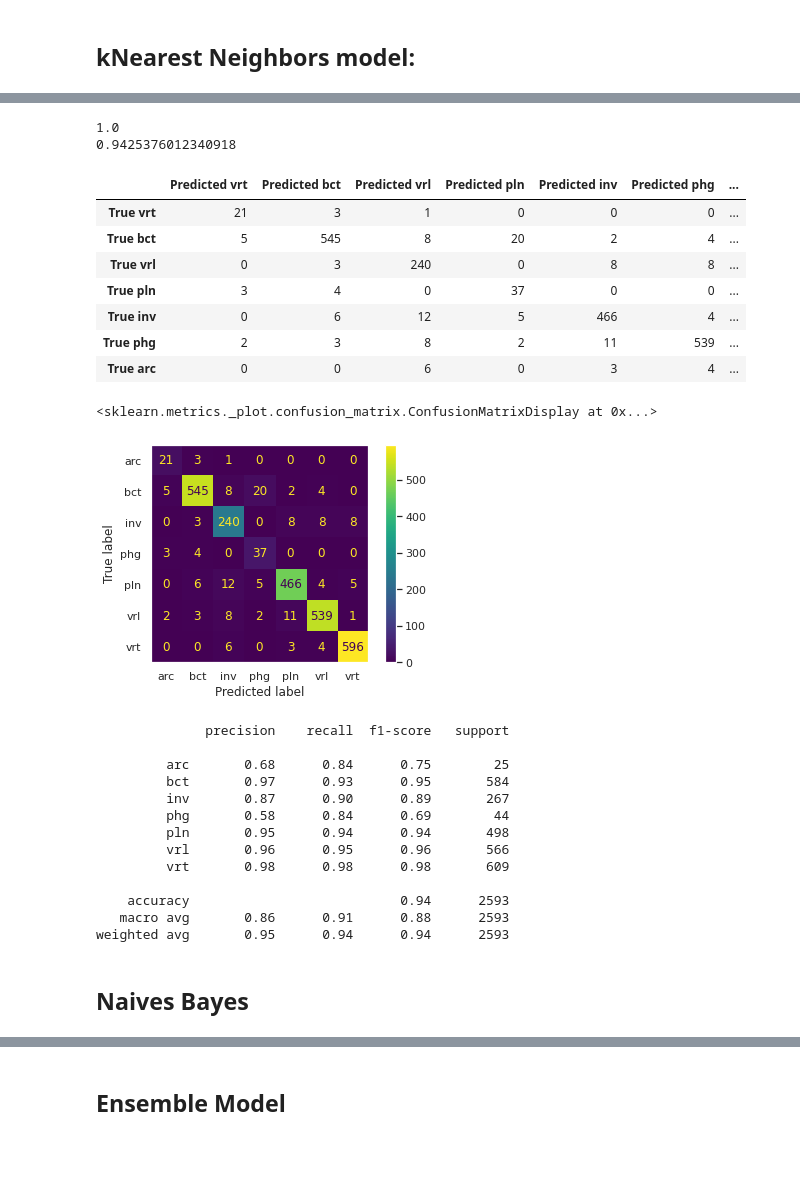
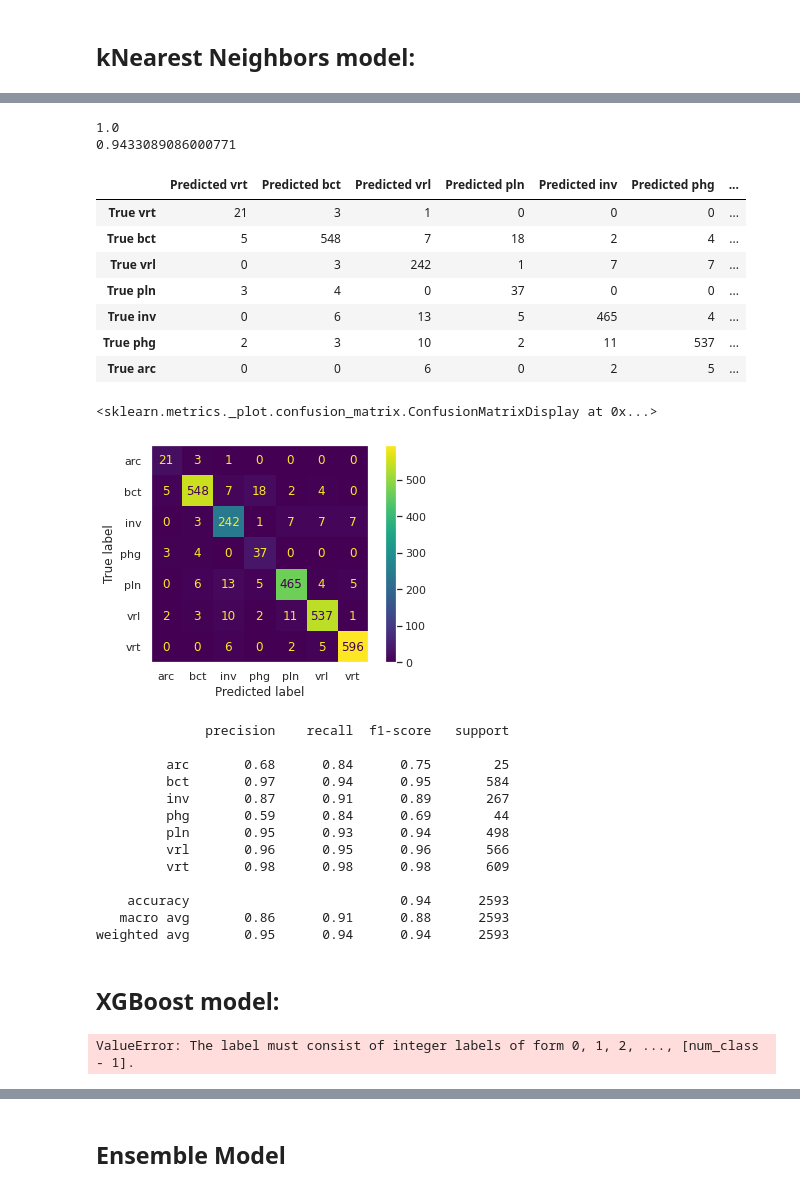
Before and after one commit to PyJasmine/codon, a Jupyter notebook: notebooks/Modelling Kingdom classes.ipynb, the cells around one changed output, grey strips where cells are left out. Saved outputs shown, nothing was run; the diff lists cells and outputs as text; code cells hidden in the pictures; blank space fills up the shorter version.

```diff
--- a/notebooks/Modelling Kingdom classes.ipynb
+++ b/notebooks/Modelling Kingdom classes.ipynb
@@ -255,12 +258,12 @@ train_accuracies = []
 test_accuracies = []
 
 for c in c_params:
-    log_reg_dna = LogisticRegression(C=c, max_iter= 10000)
+    log_reg = LogisticRegression(C=c, max_iter= 10000)
 
-    log_reg_dna.fit(X_train_PCA_0, y_train_sm)
+    log_reg.fit(X_train_PCA_0, y_train_sm)
 
-    train_accuracies.append(log_reg_dna.score(X_train_PCA_0, y_train_sm))
-    test_accuracies.append(log_reg_dna.score(X_test_PCA_0, y_test_dna))
+    train_accuracies.append(log_reg.score(X_train_PCA_0, y_train_sm))
+    test_accuracies.append(log_reg.score(X_test_PCA_0, y_test))
 # %%
 plt.figure(figsize=(10, 10))
 plt.plot(c_params, train_accuracies, label = 'train')
@@ -274,12 +277,12 @@ Text(0.5, 1.0, 'Accuracies for log_reg_dna model')
 # %%
 #For C =0.001
 
-log_reg_dna_0 = LogisticRegression(C=0.001, max_iter= 10000)
+log_reg_0 = LogisticRegression(C=0.001, max_iter= 10000)
 
-log_reg_dna_0.fit(X_train_PCA_0, y_train_sm)
+log_reg_0.fit(X_train_PCA_0, y_train_sm)
 
-print(log_reg_dna_0.score(X_train_PCA_0, y_train_sm))
-print(log_reg_dna_0.score(X_test_PCA_0, y_test_dna))
+print(log_reg_0.score(X_train_PCA_0, y_train_sm))
+print(log_reg_0.score(X_test_PCA_0, y_test))
 # %% [output]
 0.8327368729832796
 0.8017740069417663
@@ -333,6 +332,8 @@ print(class_report_log_0)
 weighted avg       0.83      0.80      0.81      2593
 # %%
 #Visualising the PCA components in a scatter graph
+sns.set_theme(style="darkgrid")
+
 plt.figure(figsize=(10, 10))
 N = 17045
 colours = np.random.rand(N)
@@ -361,7 +362,7 @@ for n in n_neighbors:
     KNN_model.fit(X_train_PCA_0, y_train_sm)
 
     train_accuracies_0.append(KNN_model.score(X_train_PCA_0, y_train_sm))
-    test_accuracies_0.append(KNN_model.score(X_test_PCA_0, y_test_dna))
+    test_accuracies_0.append(KNN_model.score(X_test_PCA_0, y_test))
 # %%
 plt.figure(figsize=(10, 10))
 plt.plot(n_neighbors, train_accuracies_0, label = 'train')
@@ -386,52 +387,66 @@ KNN_model_0 = KNeighborsClassifier(n_neighbors = 1)
 KNN_model_0.fit(X_train_PCA_0, y_train_sm)
 
 print(KNN_model_0.score(X_train_PCA_0, y_train_sm))
-print(KNN_model_0.score(X_test_PCA_0, y_test_dna))
+print(KNN_model_0.score(X_test_PCA_0, y_test))
 # %% [output]
 1.0
-0.9425376012340918
+0.9433089086000771
 # %%
 y_predicted_0 = KNN_model_0.predict(X_test_PCA_0)
 
 # Generate confusion matrix
-cf_matrix_0 = confusion_matrix(y_test_dna, y_predicted_0)
+cf_matrix_0 = confusion_matrix(y_test, y_predicted_0)
 
 # label rows and columns
 cf_df_0 = pd.DataFrame(
     cf_matrix_0,
     columns=["Predicted vrt", "Predicted bct", "Predicted vrl", "Predicted pln", "Predicted inv", "Predicted phg", "Predicted arc"],
     index=["True vrt", "True bct", "True vrl", "True pln", "True inv", "True phg", "True arc"])
 
 display(cf_df_0)
-
-plot_confusion_matrix(KNN_model_0, X_test_PCA_0, y_test_dna)
+sns.set_theme(style="dark")
+plot_confusion_matrix(KNN_model_0, X_test_PCA_0, y_test)
 # %% [output]
 |  | Predicted vrt | Predicted bct | Predicted vrl | Predicted pln | Predicted inv | Predicted phg | ... |
 | True vrt | 21 | 3 | 1 | 0 | 0 | 0 | ... |
-| True bct | 5 | 545 | 8 | 20 | 2 | 4 | ... |
-| True vrl | 0 | 3 | 240 | 0 | 8 | 8 | ... |
+| True bct | 5 | 548 | 7 | 18 | 2 | 4 | ... |
+| True vrl | 0 | 3 | 242 | 1 | 7 | 7 | ... |
 | True pln | 3 | 4 | 0 | 37 | 0 | 0 | ... |
-| True inv | 0 | 6 | 12 | 5 | 466 | 4 | ... |
-| True phg | 2 | 3 | 8 | 2 | 11 | 539 | ... |
-| True arc | 0 | 0 | 6 | 0 | 3 | 4 | ... |
+| True inv | 0 | 6 | 13 | 5 | 465 | 4 | ... |
+| True phg | 2 | 3 | 10 | 2 | 11 | 537 | ... |
+| True arc | 0 | 0 | 6 | 0 | 2 | 5 | ... |
 <sklearn.metrics._plot.confusion_matrix.ConfusionMatrixDisplay at 0x...>
-[figure, old version]
+[figure, new version]
 # %%
-class_report_knn_0 = classification_report(y_test_dna, y_predicted_0)
+class_report_knn_0 = classification_report(y_test, y_predicted_0)
 print(class_report_knn_0)
 # %% [output]
               precision    recall  f1-score   support
 
          arc       0.68      0.84      0.75        25
-         bct       0.97      0.93      0.95       584
-         inv       0.87      0.90      0.89       267
-         phg       0.58      0.84      0.69        44
-         pln       0.95      0.94      0.94       498
+         bct       0.97      0.94      0.95       584
+         inv       0.87      0.91      0.89       267
+         phg       0.59      0.84      0.69        44
+         pln       0.95      0.93      0.94       498
          vrl       0.96      0.95      0.96       566
          vrt       0.98      0.98      0.98       609
 
     accuracy                           0.94      2593
    macro avg       0.86      0.91      0.88      2593
 weighted avg       0.95      0.94      0.94      2593
-# %% [markdown]
-## Naives Bayes
+# %% [markdown]
+## XGBoost model:
+# %%
+maxdepth = range(10)
+
+train_accuracies_1 = []
+test_accuracies_1 = []
+
+for d in maxdepth:
+    XGB_model = XGBClassifier(max_depth= d, use_label_encoder=False)
+    XGB_model.fit(X_train, y_train)
+
+    train_accuracies_1.append(XGB_model.score(X_train, y_train))
+    test_accuracies_1.append(XGB_model.score(X_test, y_test))
+# %% [output]
+ValueError: The label must consist of integer labels of form 0, 1, 2, ..., [num_class - 1].
```
Also changed, not shown: parts of 17 cells of this notebook.
